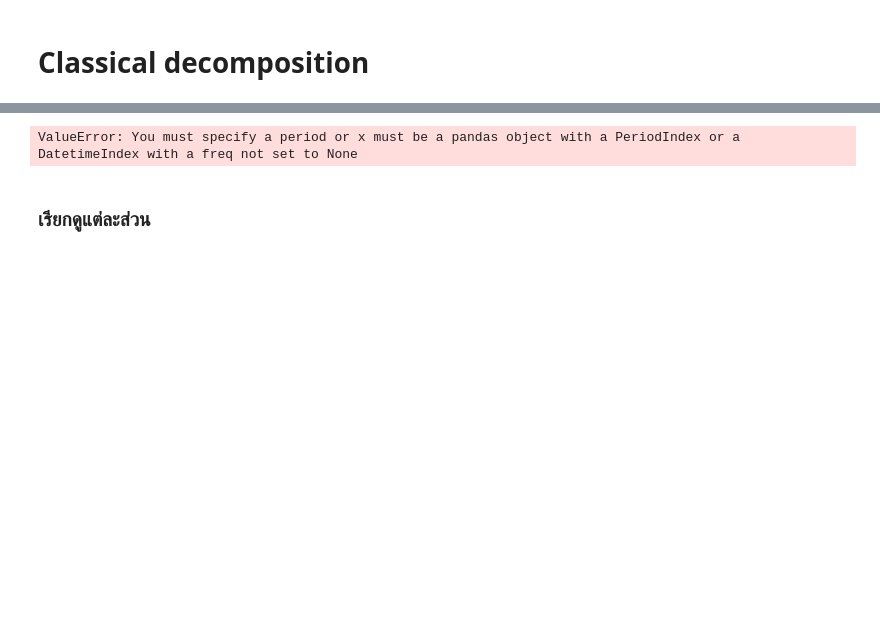
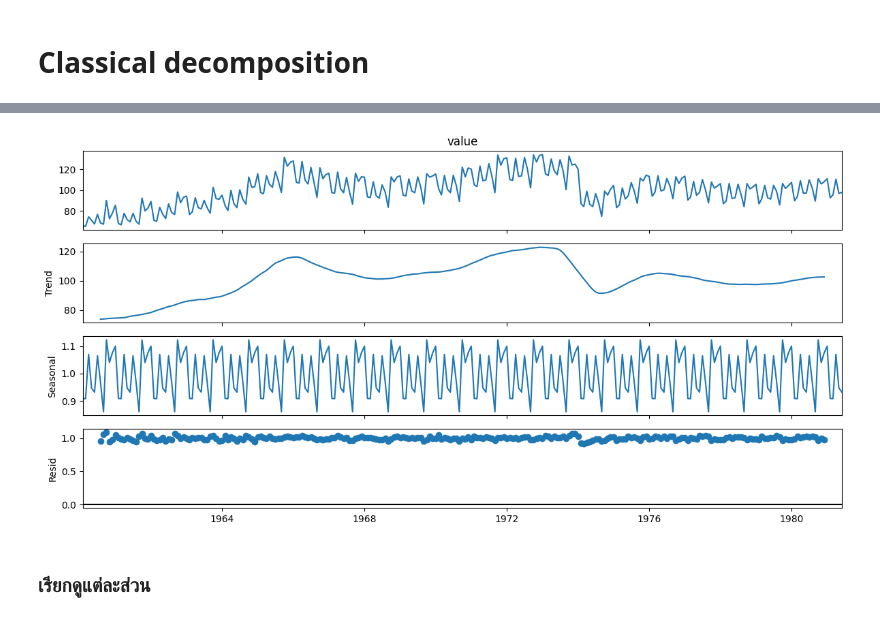
Before and after one commit to SarunDz-12/229351-StatisticalLearning-or-Statistical-Learning-Labs., a Jupyter notebook: 229351-LAB09.ipynb, the cells around one changed output, grey strips where cells are left out. Drawn from its saved outputs; the diff is of its cells as text; code cells hidden in the pictures; blank space fills up the shorter version.

```diff
--- a/229351-LAB09.ipynb
+++ b/229351-LAB09.ipynb
@@ -142,9 +166,10 @@ ValueError: You must specify a period or x must be a pandas object with a Period
 # %%
+data = data.rename(columns={"STS.M.I7.W.TOVT.NS0016.4.000": "value"})
 result_mul = seasonal_decompose(data['value'], model='multiplicative')
 
 result_mul.plot();
 # %% [output]
-ValueError: You must specify a period or x must be a pandas object with a PeriodIndex or a DatetimeIndex with a freq not set to None
+[figure, added]
 # %% [markdown]
 ### เรียกดูแต่ละส่วน
 # %%
```
Also changed, not shown: parts of 14 cells of this notebook.
